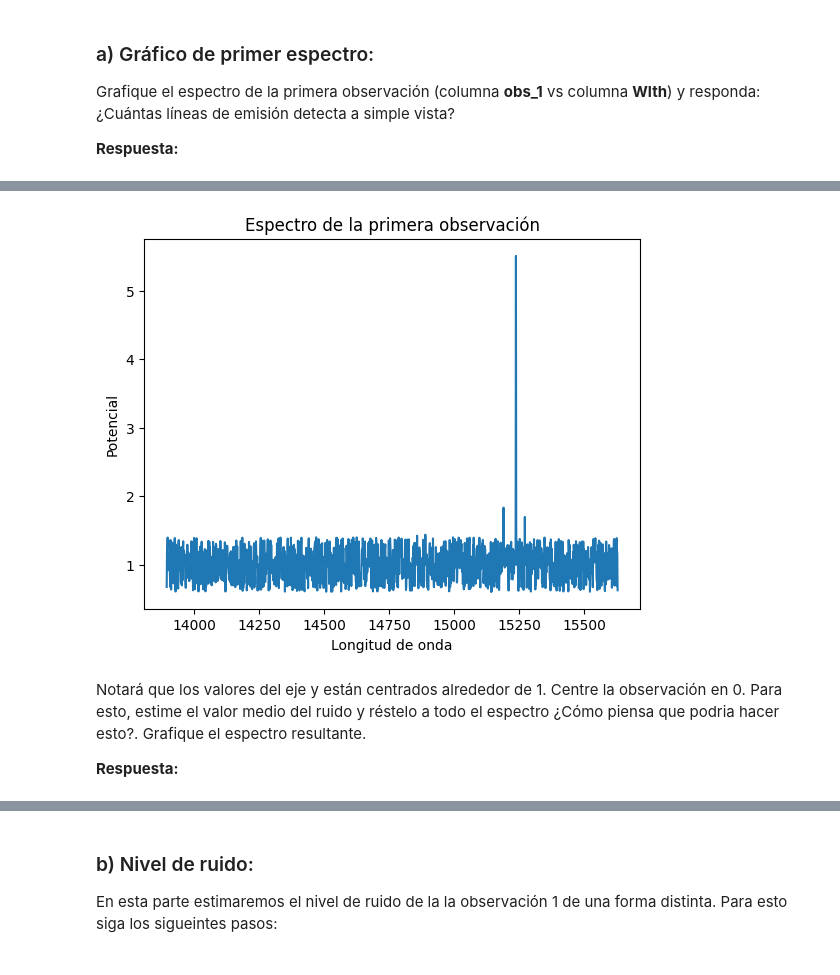
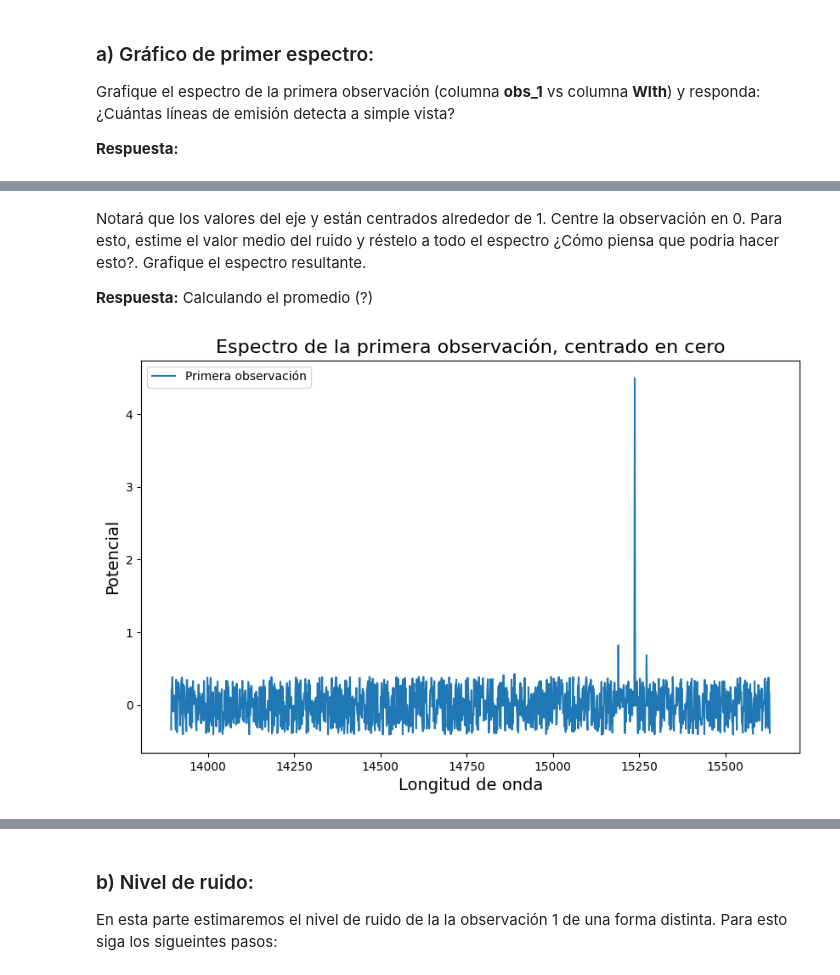
Before and after one commit to carlos-riquelme-c/Tarea-2, a Jupyter notebook: Tarea2.ipynb, the cells around one changed output, grey strips where cells are left out. Drawn from its saved outputs; the diff is of its cells as text; code cells hidden in the pictures.

Commit message:
Avance con explicaciones del código en la primera parte, falta la parte final

```diff
--- a/Tarea2.ipynb
+++ b/Tarea2.ipynb
@@ -263,15 +293,17 @@ Grafique el espectro de la primera observación (columna **obs_1** vs columna **
+# %% [markdown]
+Notará que los valores del eje y están centrados alrededor de 1. Centre la observación en 0. Para esto, estime el valor medio del ruido y réstelo a todo el espectro ¿Cómo piensa que podria hacer esto?. Grafique el espectro resultante.
+
+**Respuesta:** Calculando el promedio (?)
 # %%
-# Grafique aquí
-obs_1 = data['obs_1']
-wlth = data['Wlth']
-plt.plot(wlth, obs_1)
-plt.xlabel('Longitud de onda')
-plt.ylabel('Potencial')
-plt.title('Espectro de la primera observación')
+# Grafique el espectro centrado en 0 aquí
+
+figsize = (10, 6)
+plt.figure(figsize = figsize)
+plt.plot(wlth, obs_1 - obs_1.mean(), label = 'Primera observación')
+plt.xlabel('Longitud de onda', fontsize = 14)
+plt.ylabel('Potencial', fontsize = 14)
+plt.title('Espectro de la primera observación, centrado en cero', fontsize = 16)
+plt.legend()
 plt.show()
 # %% [output]
-[figure, old version]
+[figure, new version]
-# %% [markdown]
-Notará que los valores del eje y están centrados alrededor de 1. Centre la observación en 0. Para esto, estime el valor medio del ruido y réstelo a todo el espectro ¿Cómo piensa que podria hacer esto?. Grafique el espectro resultante.
-
-**Respuesta:**
```
Also changed, not shown: parts of 5 cells of this notebook.
